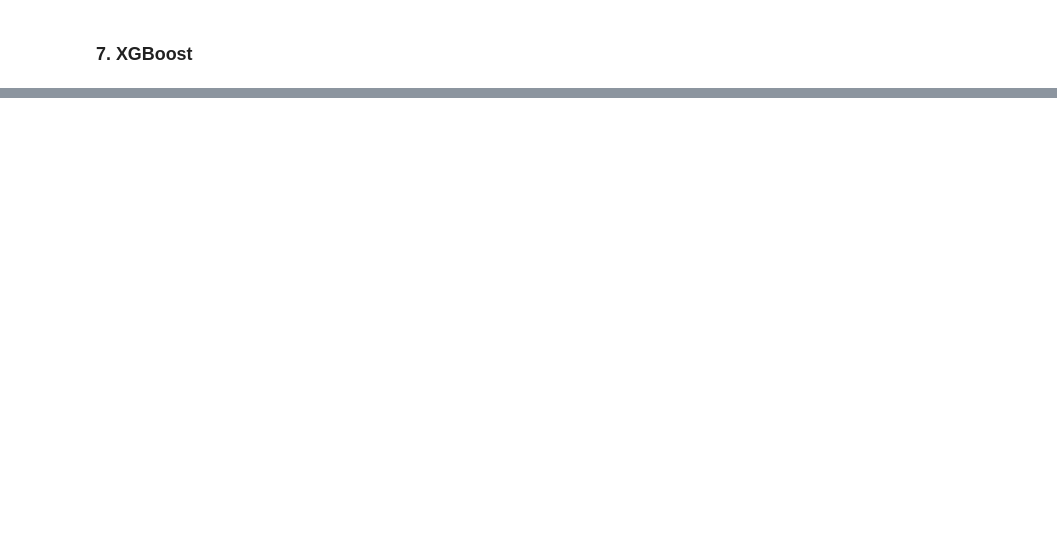
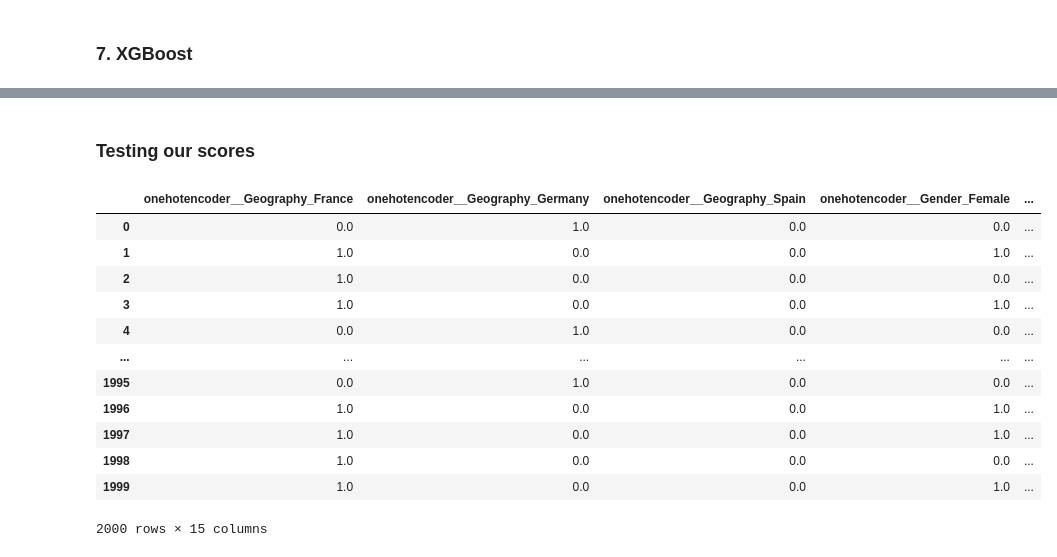
Before and after one commit to IgnacioGB1990/ML_Supervised_Classification, a Jupyter notebook: src/main.ipynb, the cells around one changed output, grey strips where cells are left out. Saved outputs shown, nothing was run; the diff lists cells and outputs as text; code cells hidden in the pictures; blank space fills up the shorter version.

```diff
--- a/src/main.ipynb
+++ b/src/main.ipynb
@@ -855,0 +1015,37 @@ Best Score: 0.7565674306115397
+# %% [markdown]
+### Testing our scores
+# %%
+# Creating test df
+df_test = pd.concat([X_test, y_test],ignore_index=False,axis=1,sort=False)
+
+# Scaling data
+scaler = StandardScaler()
+scl_columns = ['CreditScore', 'Age', 'Balance',"EstimatedSalary"]
+df_test[scl_columns] = scaler.fit_transform(df_test[scl_columns])
+
+# One-hot encoding data
+transformer = make_column_transformer(
+                                    (OneHotEncoder(handle_unknown='ignore'),
+                                    ["Geography","Gender"]),
+                                    remainder='passthrough'
+                                    )
+
+transformed = transformer.fit_transform(df_test)
+
+df_test = pd.DataFrame(transformed, columns=transformer.get_feature_names_out())
+
+df_test
+# %% [output]
+|  | onehotencoder__Geography_France | onehotencoder__Geography_Germany | onehotencoder__Geography_Spain | onehotencoder__Gender_Female | ... |
+| 0 | 0.0 | 1.0 | 0.0 | 0.0 | ... |
+| 1 | 1.0 | 0.0 | 0.0 | 1.0 | ... |
+| 2 | 1.0 | 0.0 | 0.0 | 0.0 | ... |
+| 3 | 1.0 | 0.0 | 0.0 | 1.0 | ... |
+| 4 | 0.0 | 1.0 | 0.0 | 0.0 | ... |
+| ... | ... | ... | ... | ... | ... |
+| 1995 | 0.0 | 1.0 | 0.0 | 0.0 | ... |
+| 1996 | 1.0 | 0.0 | 0.0 | 1.0 | ... |
+| 1997 | 1.0 | 0.0 | 0.0 | 1.0 | ... |
+| 1998 | 1.0 | 0.0 | 0.0 | 0.0 | ... |
+| 1999 | 1.0 | 0.0 | 0.0 | 1.0 | ... |
+2000 rows × 15 columns
```
Also changed, not shown: parts of 33 cells of this notebook, 2 other files.
